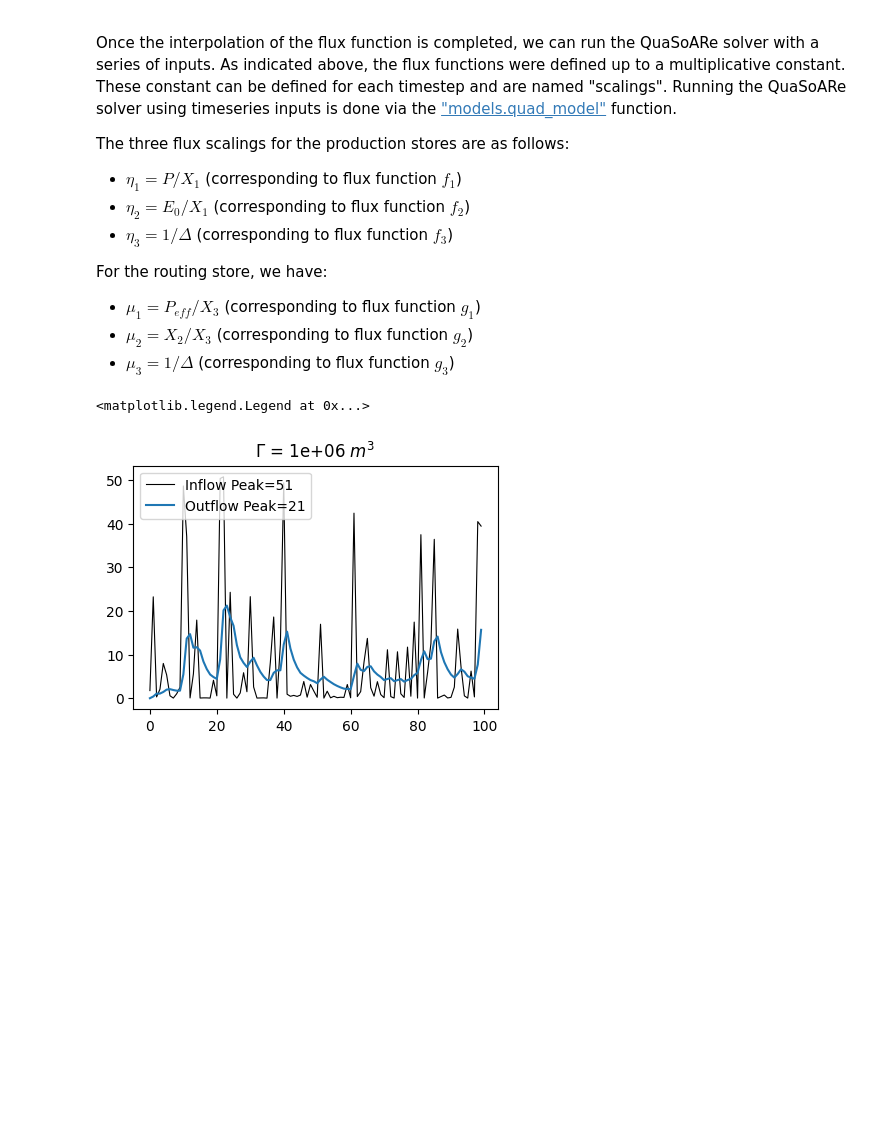
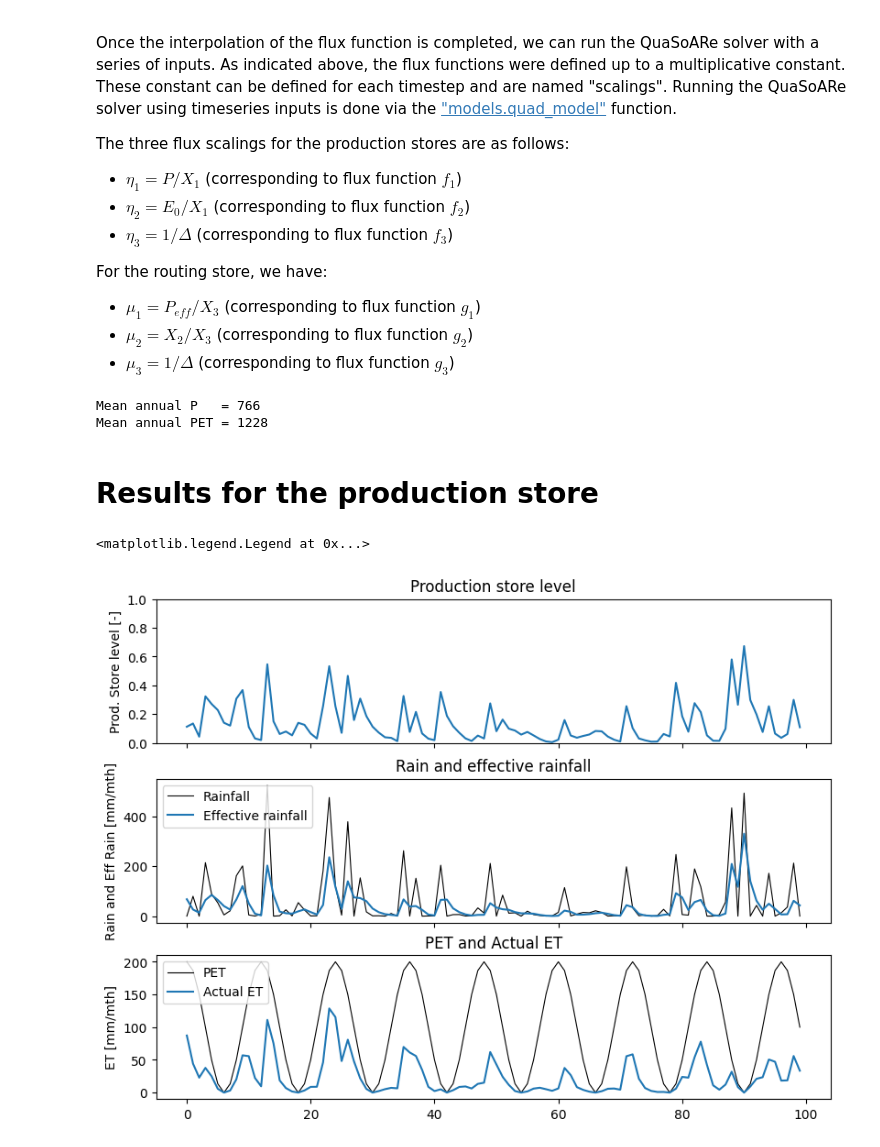
Before and after one commit to csiro-hydroinformatics/pyquasoare, a Jupyter notebook: examples/notebooks/quasoare_examples_02_running_simple_rainfall_runoff_model.ipynb, the cells around one changed output. Drawn from its saved outputs; the diff is of its cells as text; code cells hidden in the pictures; blank space fills up the shorter version.

```diff
--- a/examples/notebooks/quasoare_examples_02_running_simple_rainfall_runoff_model.ipynb
+++ b/examples/notebooks/quasoare_examples_02_running_simple_rainfall_runoff_model.ipynb
@@ -43,7 +43,8 @@ def f2(x):
 def f3(x):
     return -x**(4./3.)
 
-alphas = np.linspace(0, 1, 10)
+nalphas = 10
+alphas = np.linspace(0, 1, nalphas)
 prod_coefs = approx.quad_coefficient_matrix([f1, f2, f3], alphas)
 
 xx = np.linspace(0, 1, 500)
@@ -108,15 +109,17 @@ Delta = 1
 
 # Random rainfall and PET timeseries
 nval = 100
-P = np.exp(np.random.uniform(-4, 4, size=nval))
-k = np.arange(nval)
-E0 = 200 * (1 + np.cos(k * 2 * math.pi / 12)) / 2
+P = 10 * np.exp(np.random.uniform(-4, 4, size=nval))
+time = np.arange(nval)
+E0 = 200 * (1 + np.cos(time * 2 * math.pi / 12)) / 2
+print(f"Mean annual P   = {P.mean() * 12:0.0f}")
+print(f"Mean annual PET = {E0.mean() * 12:0.0f}")
 
 # We run the solver for a given parameters
 X1 = 400
 X2 = -10
 X3 = 60
-x0 = 0.
+x0 = 0.5
 
 # Define flux scalings
 prod_scalings = np.ones((nval, 3))
@@ -130,16 +133,42 @@ route_scalings[:, 1] = X2 / X3
 route_scalings[:, 2] = 1 / Delta
 
 # Solve production store
-_, _, prod_fluxes = models.quad_model(alphas, prod_scalings, prod_coefs, x0, Delta)
+_, prod_x, prod_fluxes = models.quad_model(alphas, prod_scalings, prod_coefs, x0, Delta)
+Peff = (P - prod_fluxes[:, 0] * X1) - prod_fluxes[:, 2] * X1
+AET = -prod_fluxes[:, 1] * X1
+
+# Solve routing store
+route_scalings[:, 0] = Peff / X1
+_, route_x, route_fluxes = models.quad_model(alphas, route_scalings, route_coefs, x0, Delta)
+Q = -route_fluxes[:, 2] * X3
+IGF = route_fluxes[:, 1] * X3
+# %% [output]
+Mean annual P   = 766
+Mean annual PET = 1228
-# %%
-fig, ax = plt.subplots(figsize=(4, 3), layout="constrained")
-time = np.arange(nval)
-
-ax.plot(time, Qstars, "k-", lw=0.8, label=f"Inflow Peak={Qstars.max():0.0f}")
-qout = -fluxes[:, 1] * Gamma / Delta
-ax.plot(time, qout, label=f"Outflow Peak={qout.max():0.0f}")
-ax.set(title=f"$\\Gamma$ = {Gamma:0.0e} $m^3$")
-ax.legend(loc=2)
-# %% [output]
-<matplotlib.legend.Legend at 0x...>
-[figure, removed]
+# %% [markdown]
+# Results for the production store
+# %%
+fig, axs = plt.subplots(nrows=3, figsize=(8, 6), layout="constrained",
+                        sharex=True)
+ax = axs[0]
+ax.plot(time, prod_x)
+ax.set(ylabel="Prod. Store level [-]",
+       title="Production store level",
+       ylim=[0, 1])
+
+ax = axs[1]
+ax.plot(time, P, "k-", lw=0.8, label="Rainfall")
+ax.plot(time, Peff, label="Effective rainfall")
+ax.set(title="Rain and effective rainfall",
+       ylabel="Rain and Eff Rain [mm/mth]")
+ax.legend(loc=2)
+
+ax = axs[2]
+ax.plot(time, E0, "k-", lw=0.8, label="PET")
+ax.plot(time, AET, label="Actual ET")
+ax.set(title="PET and Actual ET",
+       ylabel="ET [mm/mth]")
+ax.legend(loc=2)
+# %% [output]
+<matplotlib.legend.Legend at 0x...>
+[figure, added]
```
Also changed, not shown: parts of 6 cells of this notebook, 2 other files.
